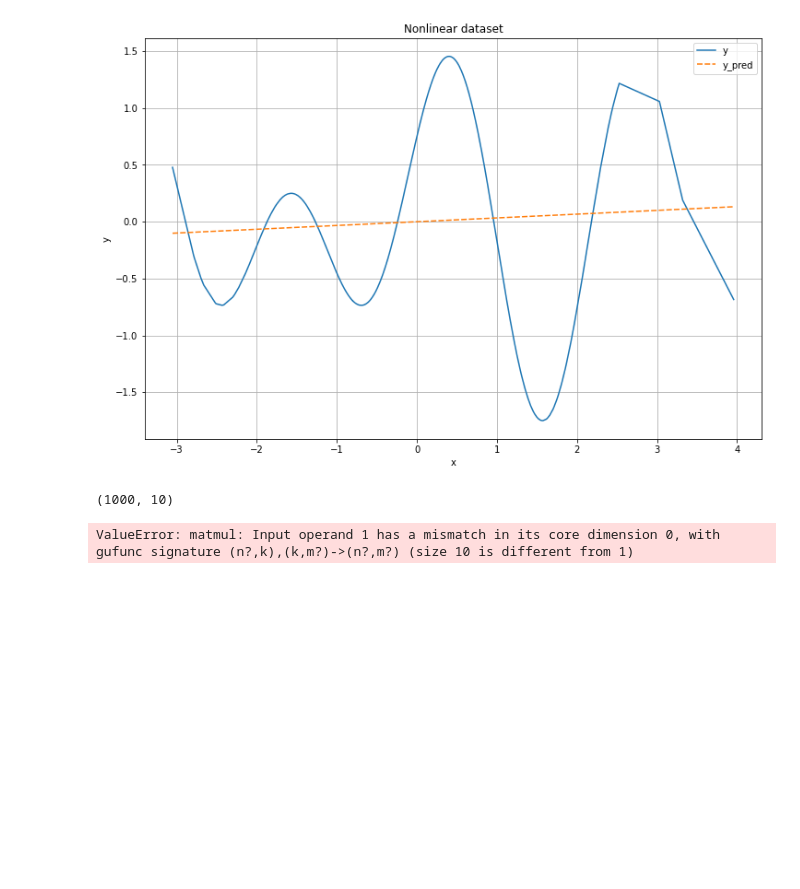
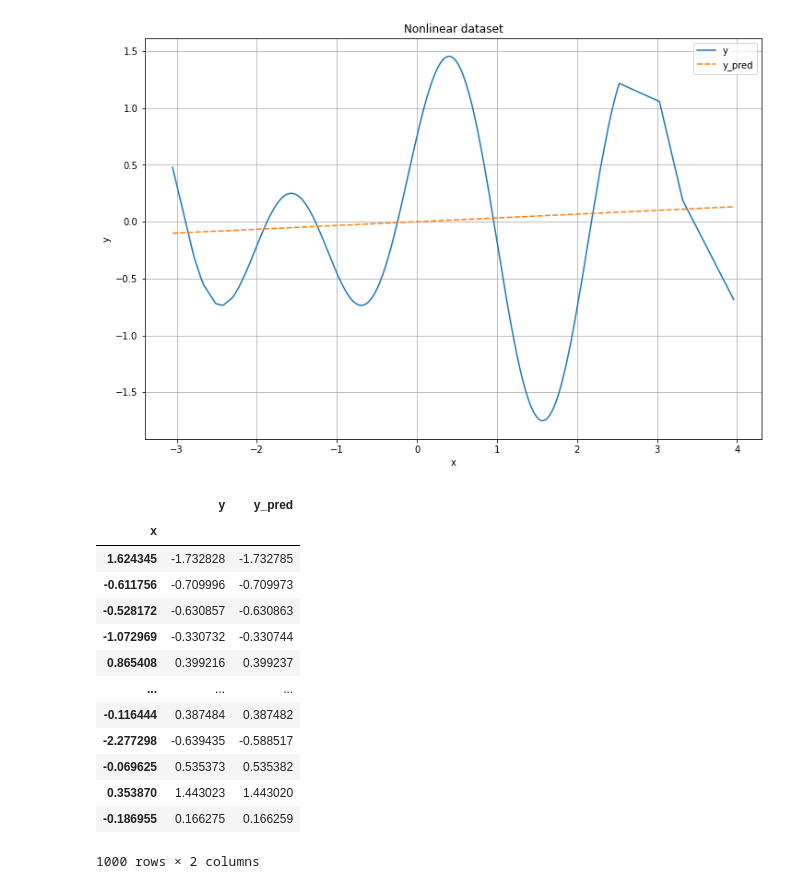
Before and after one commit to sonmikrafft-uni-MLCMS/ex5, a Jupyter notebook: task_1.ipynb, the cells around one changed output. Drawn from its saved outputs; the diff is of its cells as text; code cells hidden in the pictures; blank space fills up the shorter version.

```diff
--- a/task_1.ipynb
+++ b/task_1.ipynb
@@ -110,8 +110,22 @@ _ = plot_pandas_dataset(df_nonlinear_augmented, "x", "y", "Nonlinear dataset", a
 # %% [output]
 [figure]
 # %%
-lr = RBFRegression(lamb=1e-5, eps=2, L=10)
+lr = RBFRegression(lamb=1e-5, eps=0.1, L=1000)
 y_pred = lr.fit_transform(df_nonlinear.x.values.reshape(-1, 1), df_nonlinear.y.values)
+df_nonlinear_augmented = augment_with_prediction(df_nonlinear, y_pred)
+df_nonlinear_augmented
 # %% [output]
+|  | y | y_pred |
+| x |  |  |
+| 1.624345 | -1.732828 | -1.732785 |
+| -0.611756 | -0.709996 | -0.709973 |
+| -0.528172 | -0.630857 | -0.630863 |
+| -1.072969 | -0.330732 | -0.330744 |
+| 0.865408 | 0.399216 | 0.399237 |
+| ... | ... | ... |
+| -0.116444 | 0.387484 | 0.387482 |
+| -2.277298 | -0.639435 | -0.588517 |
+| -0.069625 | 0.535373 | 0.535382 |
+| 0.353870 | 1.443023 | 1.443020 |
+| -0.186955 | 0.166275 | 0.166259 |
-(1000, 10)
+1000 rows × 2 columns
-ValueError: matmul: Input operand 1 has a mismatch in its core dimension 0, with gufunc signature (n?,k),(k,m?)->(n?,m?) (size 10 is different from 1)
```
Also changed, not shown: parts of 2 cells of this notebook, 1 other file.
